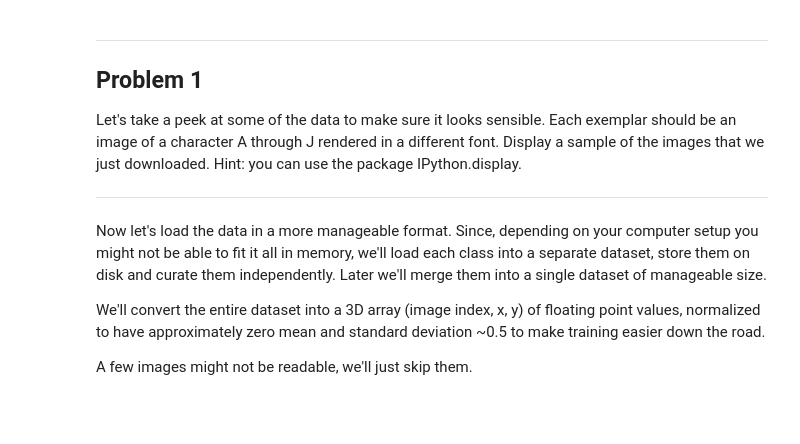
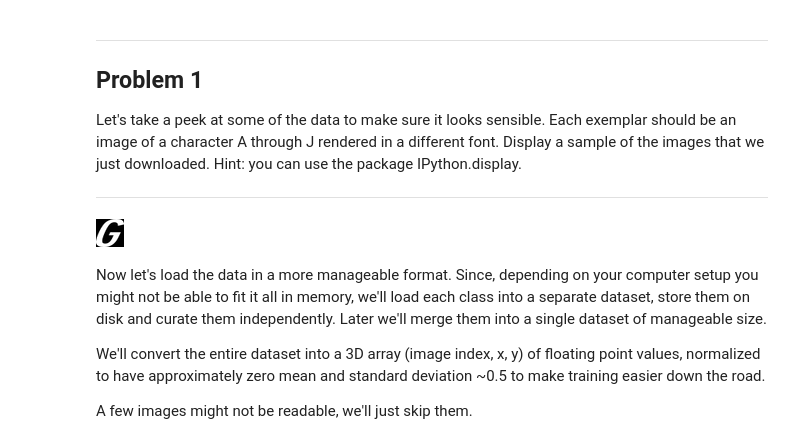
Before and after one commit to c-mori/tensor, a Jupyter notebook: udacity/1_notmnist.ipynb, the cells around one changed output. Cells and saved outputs as stored; diff of their text form; code cells hidden in the pictures; blank space fills up the shorter version.

```diff
--- a/udacity/1_notmnist.ipynb
+++ b/udacity/1_notmnist.ipynb
@@ -107,6 +110,16 @@ Problem 1
 Let's take a peek at some of the data to make sure it looks sensible. Each exemplar should be an image of a character A through J rendered in a different font. Display a sample of the images that we just downloaded. Hint: you can use the package IPython.display.
 
 ---
+# %%
+import random
+def display_random(path_list):
+    path = random.choice(path_list)
+    img = random.choice([i for i in os.listdir(path) if i.endswith('.png')])
+    return Image(path + '/' + img)
+# %%
+display_random(test_folders)
+# %% [output]
+[figure, added]
 # %% [markdown]
 Now let's load the data in a more manageable format. Since, depending on your computer setup you might not be able to fit it all in memory, we'll load each class into a separate dataset, store them on disk and curate them independently. Later we'll merge them into a single dataset of manageable size.
 
```
Also changed, not shown: parts of 15 cells of this notebook, 1 other file.
